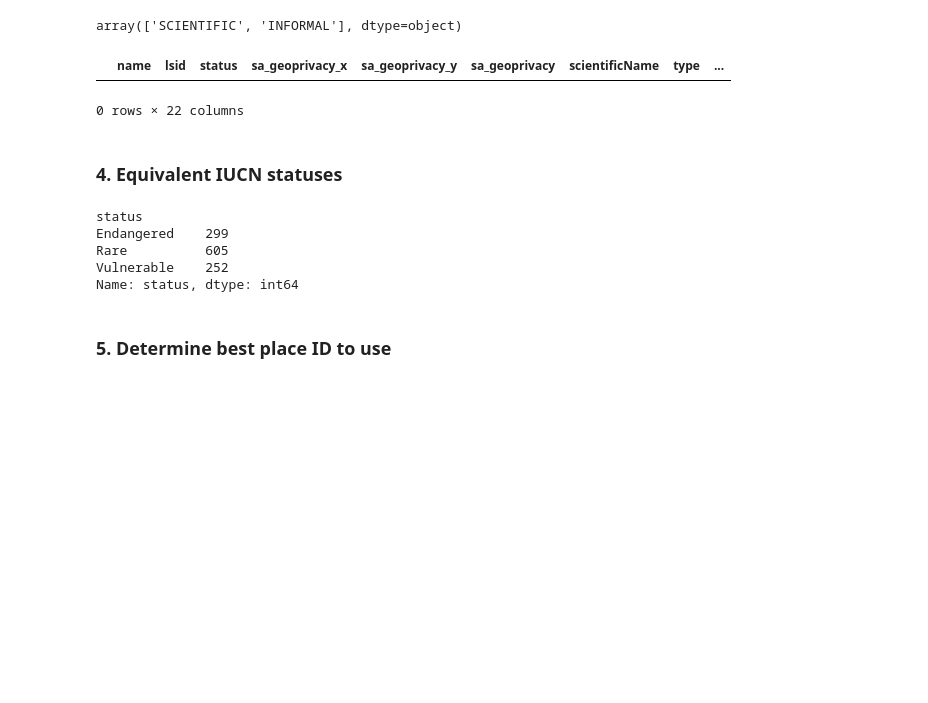
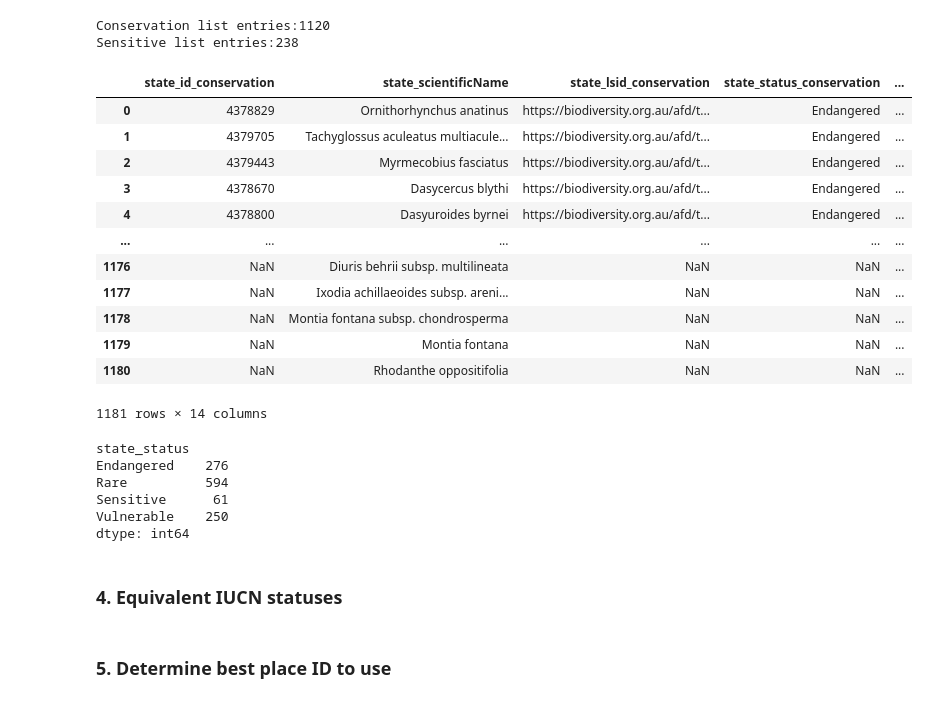
Before and after one commit to AtlasOfLivingAustralia/inaturalist-statuses, a Jupyter notebook: notebooks/sa.ipynb, the cells around one changed output. Cells and saved outputs as stored; diff of their text form; code cells hidden in the pictures; blank space fills up the shorter version.

```diff
--- a/notebooks/sa.ipynb
+++ b/notebooks/sa.ipynb
@@ -302,22 +72,45 @@ statelist
-# %%
-parsednames['type'].unique()
-# %% [output]
-array(['SCIENTIFIC', 'INFORMAL'], dtype=object)
-# %%
-dupinformation = statelist.groupby('scientificName').filter(lambda x: len(x) > 1)#.sort('size',ascending=False)
-dupinformation
-# %% [output]
-|  | name | lsid | status | sa_geoprivacy_x | sa_geoprivacy_y | sa_geoprivacy | scientificName | type | ... |
-0 rows × 22 columns
+# %%
+# Read sensitive list data
+sensitivelist = pd.read_csv(sourcedir + "state-lists/sa-ala-sensitive.csv", dtype=str)
+sensitivelist['geoprivacy'] = 'obscured'
+sensitivelist['status'] = 'Sensitive'
+sensitivelist['authority'] = "South Australia Department for Environment and Water"
+conservationlist = pd.read_csv(sourcedir + "sa-ala-conservation.csv", dtype=str)
+conservationlist['geoprivacy'] = 'open'
+conservationlist['authority'] = "South Australia Department for Environment and Water"
+statelist = conservationlist[['id','name','lsid','status','geoprivacy','authority']].merge(sensitivelist[['id','name','lsid','geoprivacy','status','authority']], how="outer",on='name',suffixes=('_conservation', '_sensitive'))
+statelist['status'] = statelist['status_conservation'].fillna(statelist['status_sensitive'])
+statelist['authority'] = statelist['authority_conservation'].fillna(statelist['authority_sensitive'])
+statelist['geoprivacy'] = statelist['geoprivacy_sensitive'].fillna(statelist['geoprivacy_conservation'])
+statelist = statelist.rename(columns = {'name':'scientificName'})
+statelist = statelist.add_prefix("state_")
+print("Conservation list entries:" + str(len(conservationlist)))
+print("Sensitive list entries:" + str(len(sensitivelist)))
+statelist
+# %% [output]
+Conservation list entries:1120
+Sensitive list entries:238
+|  | state_id_conservation | state_scientificName | state_lsid_conservation | state_status_conservation | ... |
+| 0 | 4378829 | Ornithorhynchus anatinus | https://biodiversity.org.au/afd/t... | Endangered | ... |
+| 1 | 4379705 | Tachyglossus aculeatus multiacule... | https://biodiversity.org.au/afd/t... | Endangered | ... |
+| 2 | 4379443 | Myrmecobius fasciatus | https://biodiversity.org.au/afd/t... | Endangered | ... |
+| 3 | 4378670 | Dasycercus blythi | https://biodiversity.org.au/afd/t... | Endangered | ... |
+| 4 | 4378800 | Dasyuroides byrnei | https://biodiversity.org.au/afd/t... | Endangered | ... |
+| ... | ... | ... | ... | ... | ... |
+| 1176 | NaN | Diuris behrii subsp. multilineata | NaN | NaN | ... |
+| 1177 | NaN | Ixodia achillaeoides subsp. areni... | NaN | NaN | ... |
+| 1178 | NaN | Montia fontana subsp. chondrosperma | NaN | NaN | ... |
+| 1179 | NaN | Montia fontana | NaN | NaN | ... |
+| 1180 | NaN | Rhodanthe oppositifolia | NaN | NaN | ... |
+1181 rows × 14 columns
+# %%
+statelist.groupby('state_status',dropna=False).size()
+# %% [output]
+state_status
+Endangered    276
+Rare          594
+Sensitive      61
+Vulnerable    250
+dtype: int64
 # %% [markdown]
 ### 4. Equivalent IUCN statuses
-# %%
-# check for duplicates with conflicting information
-iucn_statuses = {'Not Evaluated', 'Data Deficient', 'Least Concern', 'Near Threatened', 'Vulnerable', 'Endangered', 'Critically Endangered', 'Extinct in the Wild','Extinct'}
-statelist.groupby(['status'])['status'].count()
-# %% [output]
-status
-Endangered    299
-Rare          605
-Vulnerable    252
-Name: status, dtype: int64
```
Also changed, not shown: parts of 46 cells of this notebook.
